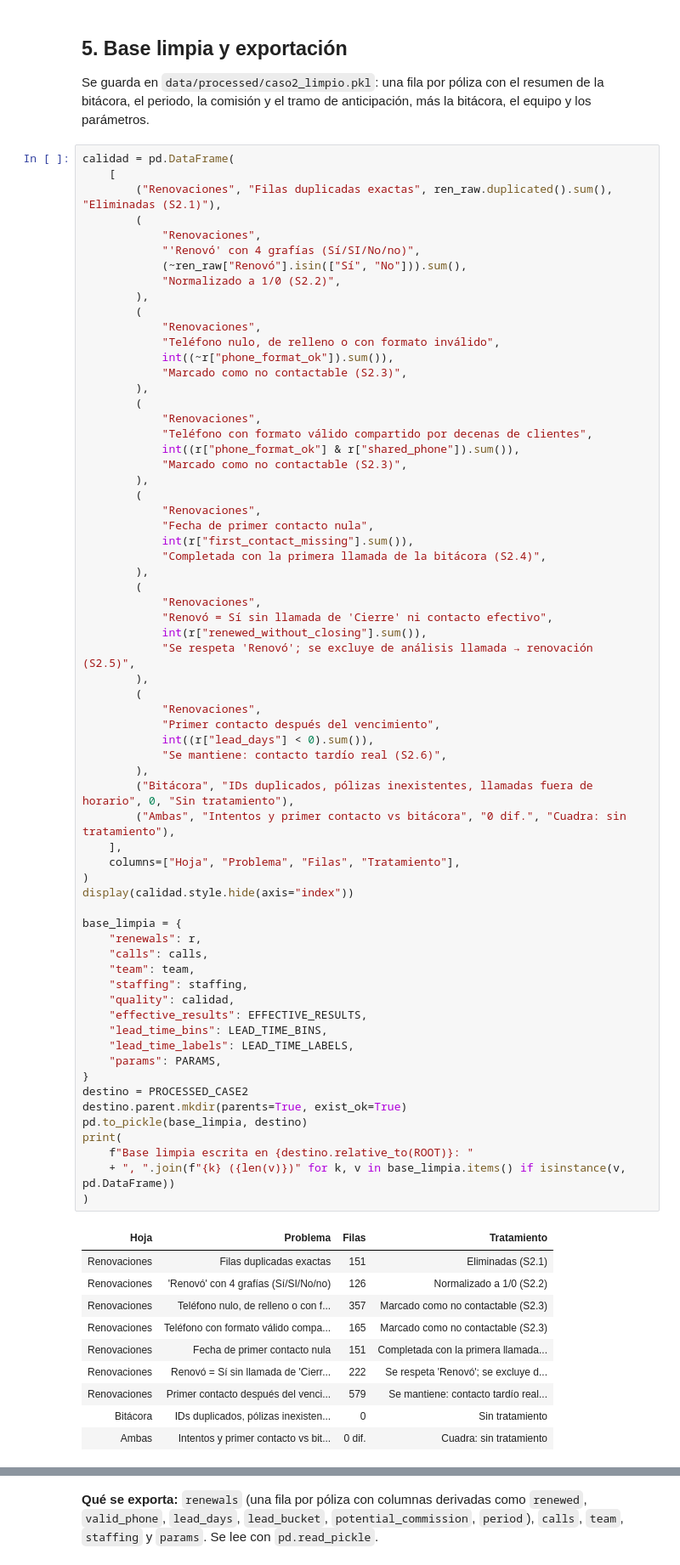
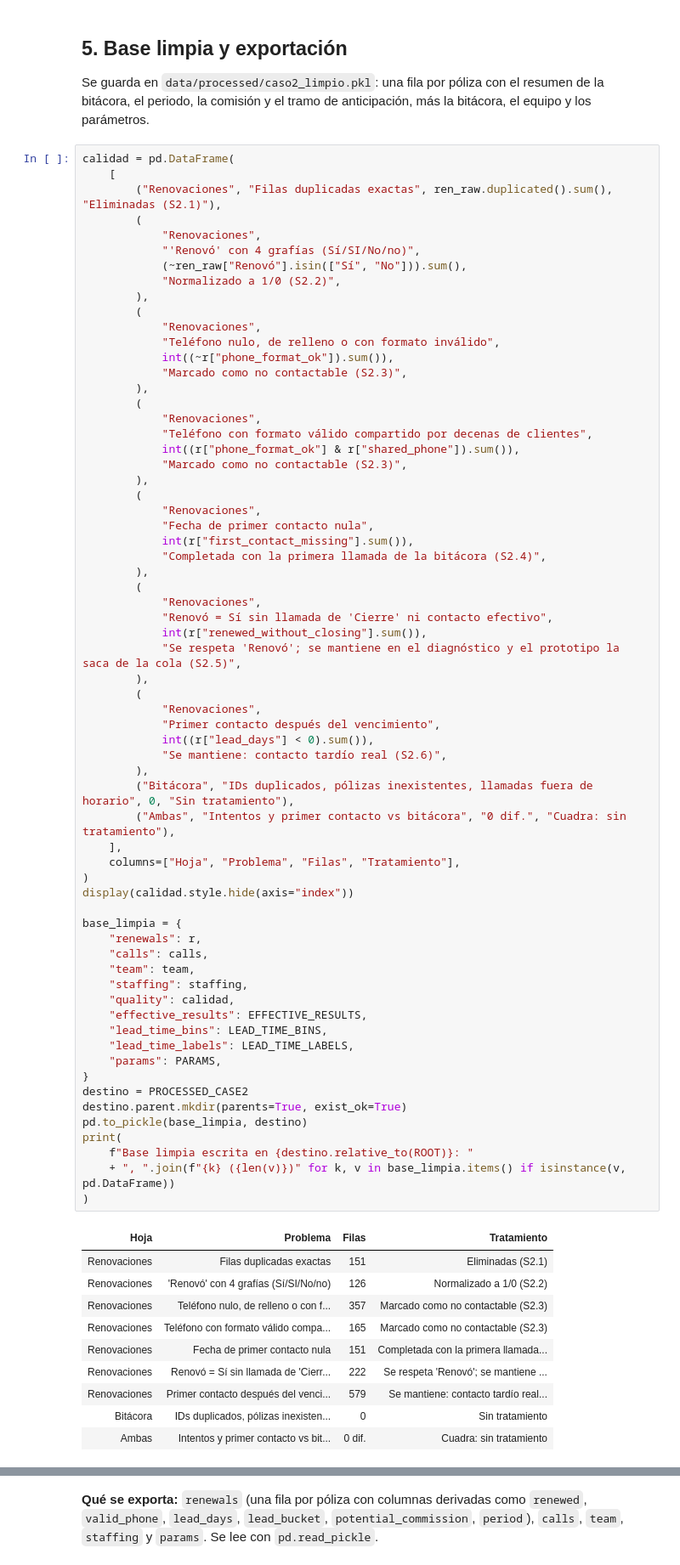
Before and after one commit to Steven-Mendez/prueba-tecnica-ingeniero-ia, a Jupyter notebook: notebooks/caso2/00_limpieza.ipynb, the cells around one changed output, grey strips where cells are left out. Shown at 85% size. Cells and saved outputs as stored; diff of their text form.

```diff
--- a/notebooks/caso2/00_limpieza.ipynb
+++ b/notebooks/caso2/00_limpieza.ipynb
@@ -349,7 +349,7 @@ calidad = pd.DataFrame(
             "Renovaciones",
             "Renovó = Sí sin llamada de 'Cierre' ni contacto efectivo",
             int(r["renewed_without_closing"].sum()),
-            "Se respeta 'Renovó'; se excluye de análisis llamada → renovación (S2.5)",
+            "Se respeta 'Renovó'; se mantiene en el diagnóstico y el prototipo la saca de la cola (S2.5)",
         ),
         (
             "Renovaciones",
@@ -362,34 +362,34 @@ calidad = pd.DataFrame(
     ],
     columns=["Hoja", "Problema", "Filas", "Tratamiento"],
 )
 display(calidad.style.hide(axis="index"))
 
 base_limpia = {
     "renewals": r,
     "calls": calls,
     "team": team,
     "staffing": staffing,
     "quality": calidad,
     "effective_results": EFFECTIVE_RESULTS,
     "lead_time_bins": LEAD_TIME_BINS,
     "lead_time_labels": LEAD_TIME_LABELS,
     "params": PARAMS,
 }
 destino = PROCESSED_CASE2
 destino.parent.mkdir(parents=True, exist_ok=True)
 pd.to_pickle(base_limpia, destino)
 print(
     f"Base limpia escrita en {destino.relative_to(ROOT)}: "
     + ", ".join(f"{k} ({len(v)})" for k, v in base_limpia.items() if isinstance(v, pd.DataFrame))
 )
 # %% [output]
 | Hoja | Problema | Filas | Tratamiento |
 | Renovaciones | Filas duplicadas exactas | 151 | Eliminadas (S2.1) |
 | Renovaciones | 'Renovó' con 4 grafías (Sí/SI/No/no) | 126 | Normalizado a 1/0 (S2.2) |
 | Renovaciones | Teléfono nulo, de relleno o con f... | 357 | Marcado como no contactable (S2.3) |
 | Renovaciones | Teléfono con formato válido compa... | 165 | Marcado como no contactable (S2.3) |
 | Renovaciones | Fecha de primer contacto nula | 151 | Completada con la primera llamada... |
-| Renovaciones | Renovó = Sí sin llamada de 'Cierr... | 222 | Se respeta 'Renovó'; se excluye d... |
+| Renovaciones | Renovó = Sí sin llamada de 'Cierr... | 222 | Se respeta 'Renovó'; se mantiene ... |
 | Renovaciones | Primer contacto después del venci... | 579 | Se mantiene: contacto tardío real... |
 | Bitácora | IDs duplicados, pólizas inexisten... | 0 | Sin tratamiento |
 | Ambas | Intentos y primer contacto vs bit... | 0 dif. | Cuadra: sin tratamiento |
```
Also changed, not shown: parts of 2 cells of this notebook, 2 other files.
